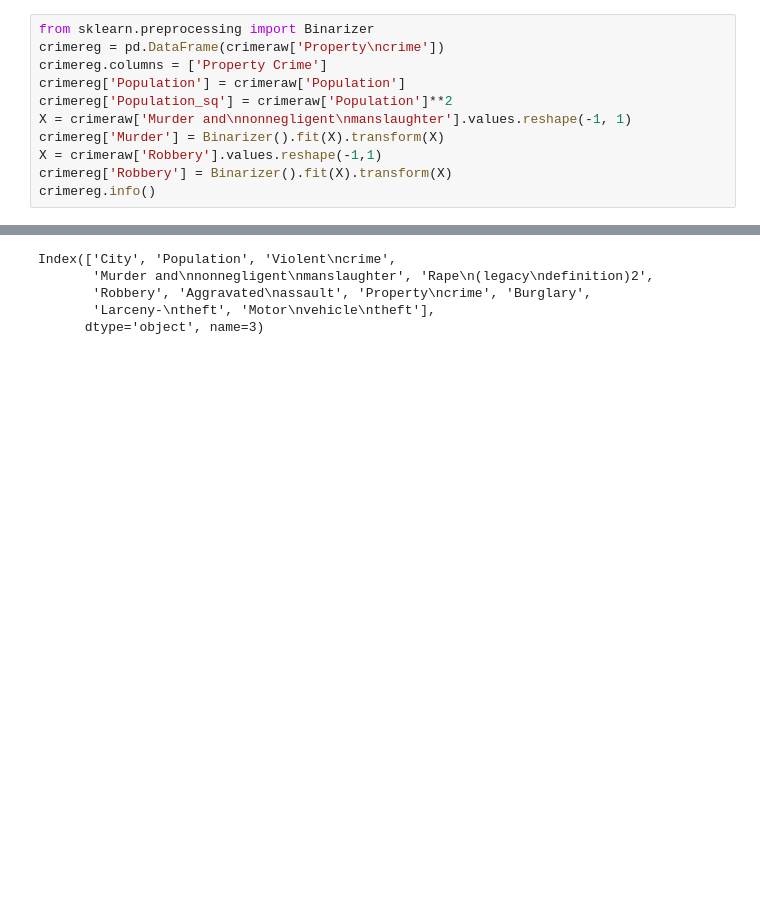
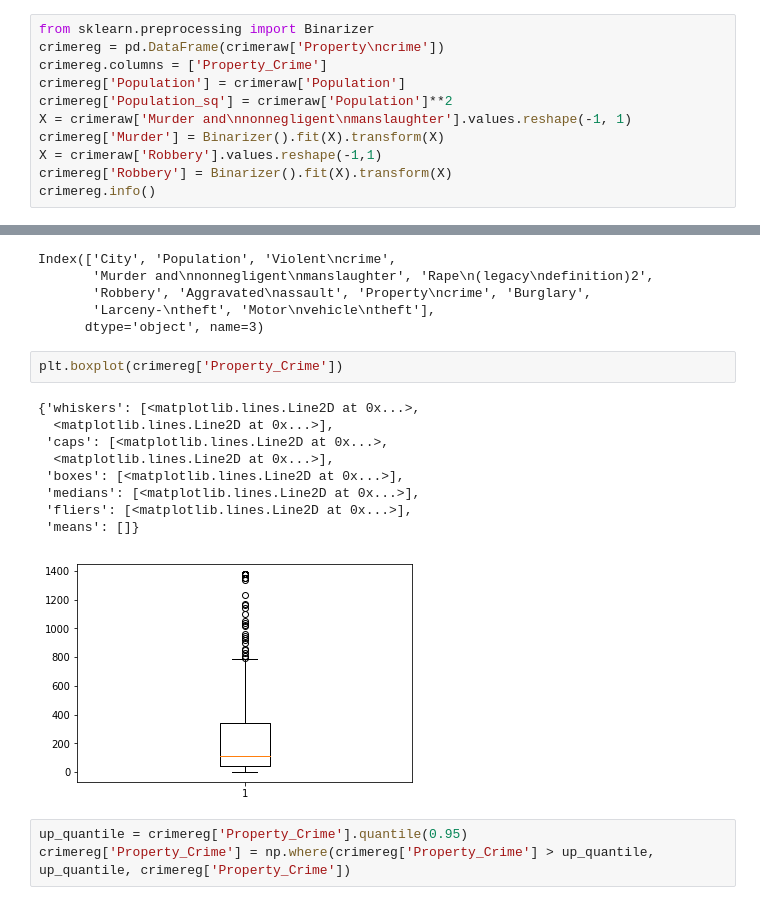
Before and after one commit to JohnVillanueva/Thinkful, a Jupyter notebook: BC Unit 2/NY State Crime Regression Analysis.ipynb, the cells around one changed output, grey strips where cells are left out. Cells and saved outputs as stored; diff of their text form; blank space fills up the shorter version.

Commit message:
NY Crime data cleansed

```diff
--- a/BC Unit 2/NY State Crime Regression Analysis.ipynb
+++ b/BC Unit 2/NY State Crime Regression Analysis.ipynb
@@ -73,7 +73,7 @@ dtype: int64
 # %%
 from sklearn.preprocessing import Binarizer
 crimereg = pd.DataFrame(crimeraw['Property\ncrime'])
-crimereg.columns = ['Property Crime']
+crimereg.columns = ['Property_Crime']
 crimereg['Population'] = crimeraw['Population']
 crimereg['Population_sq'] = crimeraw['Population']**2
 X = crimeraw['Murder and\nnonnegligent\nmanslaughter'].values.reshape(-1, 1)
@@ -109,3 +109,18 @@ Index(['City', 'Population', 'Violent\ncrime',
        'Robbery', 'Aggravated\nassault', 'Property\ncrime', 'Burglary',
        'Larceny-\ntheft', 'Motor\nvehicle\ntheft'],
       dtype='object', name=3)
+# %%
+plt.boxplot(crimereg['Property_Crime'])
+# %% [output]
+{'whiskers': [<matplotlib.lines.Line2D at 0x...>,
+  <matplotlib.lines.Line2D at 0x...>],
+ 'caps': [<matplotlib.lines.Line2D at 0x...>,
+  <matplotlib.lines.Line2D at 0x...>],
+ 'boxes': [<matplotlib.lines.Line2D at 0x...>],
+ 'medians': [<matplotlib.lines.Line2D at 0x...>],
+ 'fliers': [<matplotlib.lines.Line2D at 0x...>],
+ 'means': []}
+[figure, added]
+# %%
+up_quantile = crimereg['Property_Crime'].quantile(0.95)
+crimereg['Property_Crime'] = np.where(crimereg['Property_Crime'] > up_quantile, up_quantile, crimereg['Property_Crime'])
```
Also changed, not shown: parts of 5 cells of this notebook.
